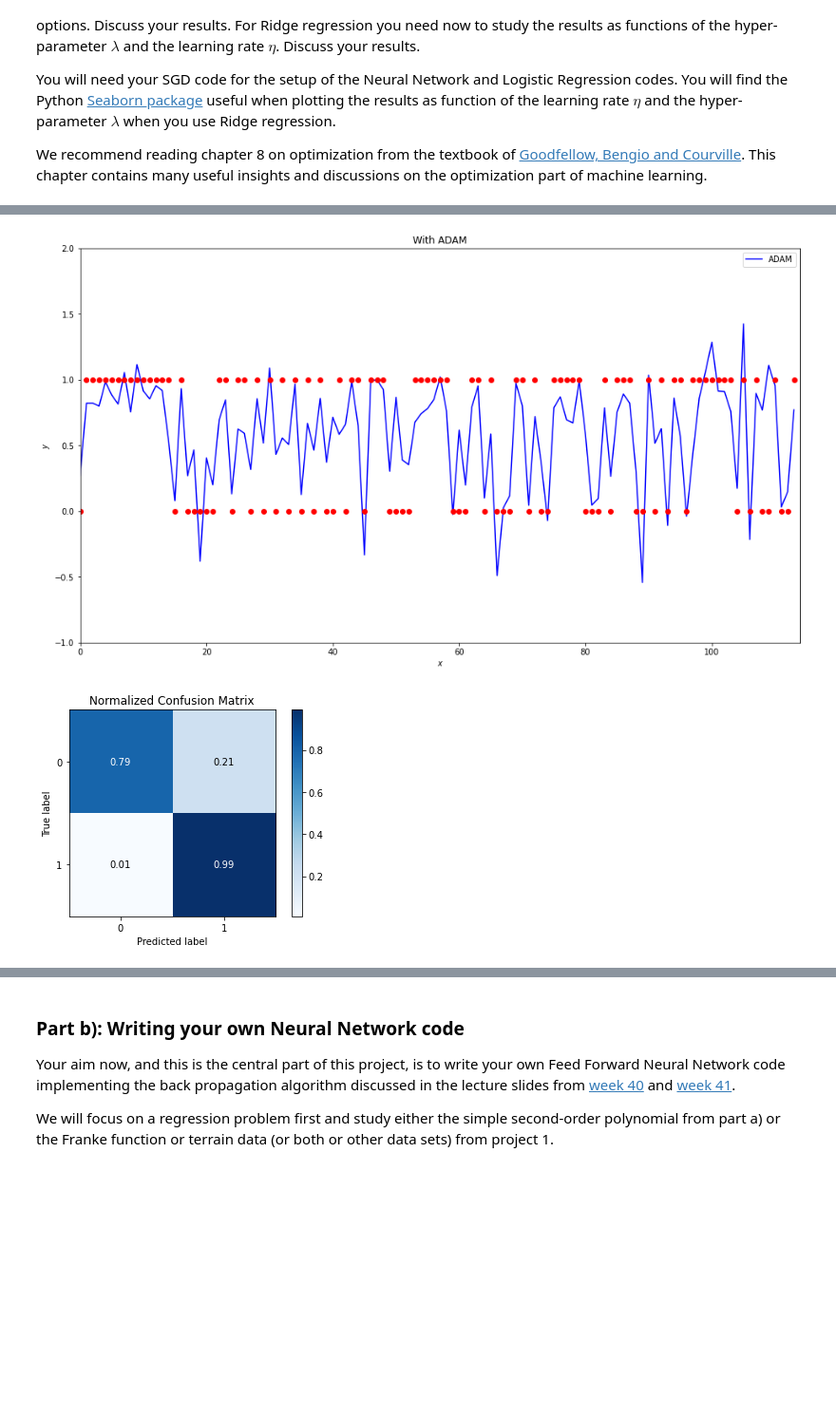
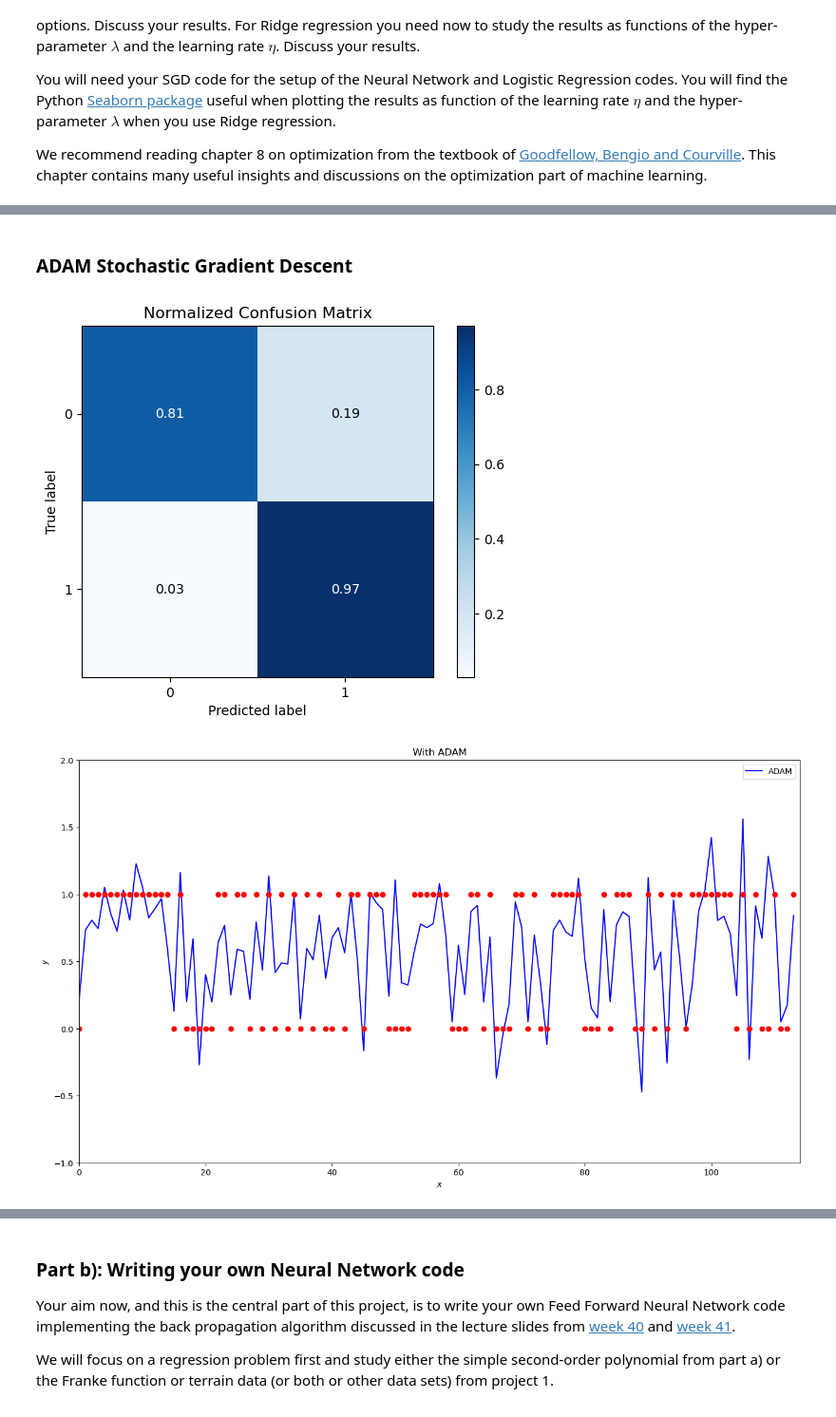
Before and after one commit to Yamacia/Project2data-ml, a Jupyter notebook: project2.ipynb, the cells around one changed output, grey strips where cells are left out. Shown at 95% size. Drawn from its saved outputs; the diff is of its cells as text; code cells hidden in the pictures; blank space fills up the shorter version.

Commit message:
Cleaned shit and implemented ADAM all versions

```diff
--- a/project2.ipynb
+++ b/project2.ipynb
@@ -81,6 +81,16 @@ y = y_train.reshape(-1,1) # (455,1)
 print(y.shape)
 print(X.shape)
 print(X_test.shape)
+
+n = X.shape[0] # 455
+
+# Hessian matrix
+H = (2.0/n)* X.T @ X
+# Get the eigenvalues
+EigValues, EigVectors = np.linalg.eig(H)
+# print(f"Eigenvalues of Hessian Matrix:{EigValues}")
+
+beta_start = np.random.randn(X.shape[1], 1)
 # %% [output]
 (455, 1)
 (455, 30)
@@ -211,15 +468,9 @@ plt.show()
+# %% [markdown]
+### ADAM Stochastic Gradient Descent
 # %%
-# Note change from previous example
-def CostOLS(y,X,theta):
-    return np.sum((y-X @ theta)**2)
-
-# Define parameters for Stochastic Gradient Descent
-n_epochs = 200
-M = 5   #size of each minibatch
-m = int(n/M) #number of minibatches
 # Guess for unknown parameters theta
-beta_autograd = np.random.randn(X.shape[1], 1)
-training_gradient = grad(CostOLS,2)
+beta = beta_start
+training_gradient = grad(CostOLS_momentum,2)
 
 # Value for learning rate
 eta = 0.01
@@ -229,38 +480,40 @@ beta2 = 0.999
 # Including AdaGrad parameter to avoid possible division by zero
 delta  = 1e-7
 iter = 0
 for epoch in range(n_epochs):
     first_moment = 0.0
     second_moment = 0.0
     iter += 1
     for i in range(m):
         random_index = M*np.random.randint(m)
         xi = X[random_index:random_index+M]
         yi = y[random_index:random_index+M]
         gradients = (1.0/M)*training_gradient(yi,xi,beta)
         # Computing moments first
         first_moment = beta1*first_moment + (1-beta1)*gradients
         second_moment = beta2*second_moment+(1-beta2)*gradients*gradients
         first_term = first_moment/(1.0-beta1**iter)
         second_term = second_moment/(1.0-beta2**iter)
 	# Scaling with rho the new and the previous results
         update = eta*first_term/(np.sqrt(second_term)+delta)
         beta -= update
 
-ypredict = xnew.dot(beta)
+ypredict_adam = xnew.dot(beta)
+
+ypredict_adam_binary = [1 if x >= 0.5 else 0 for x in ypredict_adam]
+skplt.metrics.plot_confusion_matrix(y_test, ypredict_adam_binary, normalize=True)
+plt.show()
+
 plt.figure(figsize=(16,9))
-plt.plot(x, ypredict, "b-", label = "ADAM")
+plt.plot(x, ypredict_adam, "b-", label = "ADAM")
 plt.plot(x, y_test ,'ro')
+# plt.plot(x, ypredict_adam_binary, "go", label = "ADAM (binary response)")
 plt.axis([0,len(X_test),-1,2])
 plt.xlabel(r'$x$')
 plt.ylabel(r'$y$')
 plt.title(r'With ADAM')
 plt.legend()
 plt.show()
-
-ypredict_binary = [1 if x >= 0.5 else 0 for x in ypredict]
-skplt.metrics.plot_confusion_matrix(y_test, ypredict_binary, normalize=True)
-plt.show()
 # %% [output]
-[figure, old version]
+[figure, new version]
-[figure, old version]
+[figure, new version]
```
Also changed, not shown: parts of 23 cells of this notebook.
